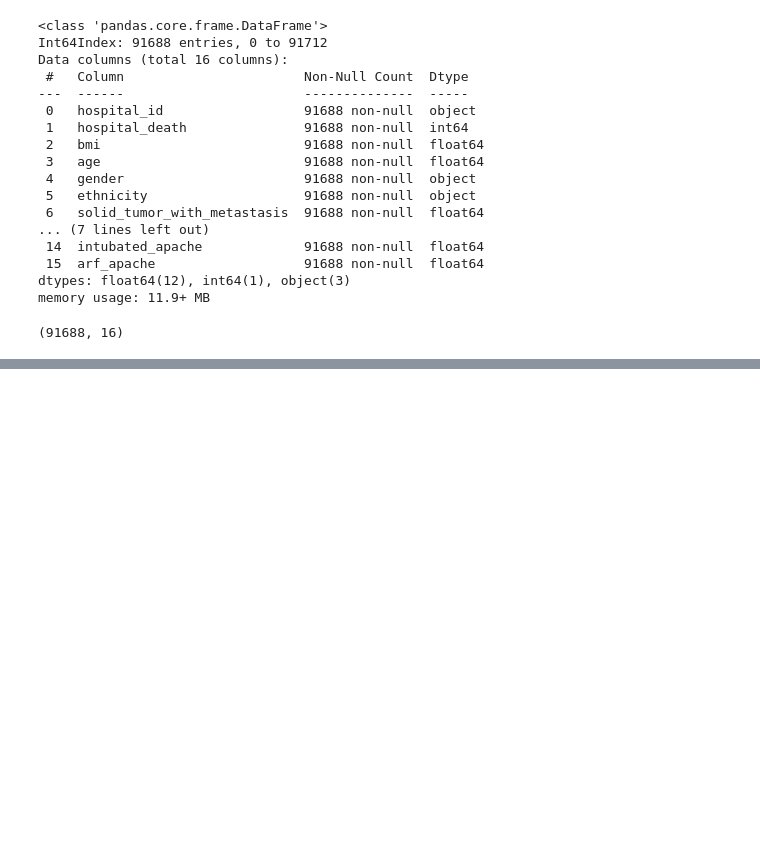
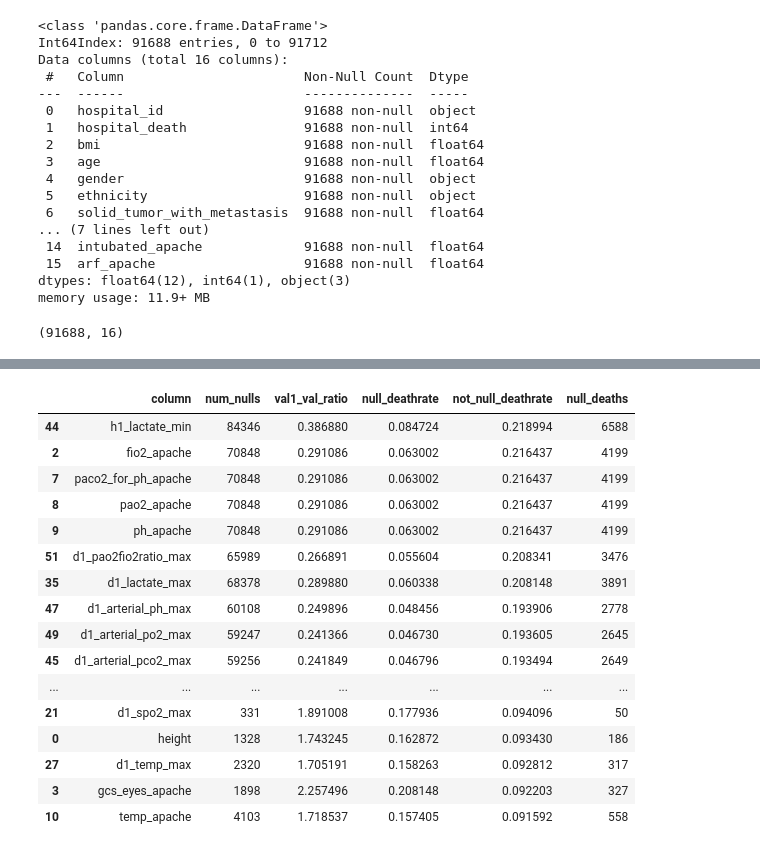
Before and after one commit to curie-capstone/predicting-patient-outcomes, a Jupyter notebook: chase/Untitled.ipynb, the cells around one changed output, grey strips where cells are left out. Cells and saved outputs as stored; diff of their text form; code cells hidden in the pictures; blank space fills up the shorter version.

```diff
--- a/chase/Untitled.ipynb
+++ b/chase/Untitled.ipynb
@@ -198,0 +297,20 @@ plt.show()
+# %%
+df2.sort_values(by=['not_null_deathrate'], ascending = False)
+# %% [output]
+|  | column | num_nulls | val1_val_ratio | null_deathrate | not_null_deathrate | null_deaths |
+| 44 | h1_lactate_min | 84346 | 0.386880 | 0.084724 | 0.218994 | 6588 |
+| 2 | fio2_apache | 70848 | 0.291086 | 0.063002 | 0.216437 | 4199 |
+| 7 | paco2_for_ph_apache | 70848 | 0.291086 | 0.063002 | 0.216437 | 4199 |
+| 8 | pao2_apache | 70848 | 0.291086 | 0.063002 | 0.216437 | 4199 |
+| 9 | ph_apache | 70848 | 0.291086 | 0.063002 | 0.216437 | 4199 |
+| 51 | d1_pao2fio2ratio_max | 65989 | 0.266891 | 0.055604 | 0.208341 | 3476 |
+| 35 | d1_lactate_max | 68378 | 0.289880 | 0.060338 | 0.208148 | 3891 |
+| 47 | d1_arterial_ph_max | 60108 | 0.249896 | 0.048456 | 0.193906 | 2778 |
+| 49 | d1_arterial_po2_max | 59247 | 0.241366 | 0.046730 | 0.193605 | 2645 |
+| 45 | d1_arterial_pco2_max | 59256 | 0.241849 | 0.046796 | 0.193494 | 2649 |
+| ... | ... | ... | ... | ... | ... | ... |
+| 21 | d1_spo2_max | 331 | 1.891008 | 0.177936 | 0.094096 | 50 |
+| 0 | height | 1328 | 1.743245 | 0.162872 | 0.093430 | 186 |
+| 27 | d1_temp_max | 2320 | 1.705191 | 0.158263 | 0.092812 | 317 |
+| 3 | gcs_eyes_apache | 1898 | 2.257496 | 0.208148 | 0.092203 | 327 |
+| 10 | temp_apache | 4103 | 1.718537 | 0.157405 | 0.091592 | 558 |
```
Also changed, not shown: parts of 17 cells of this notebook.
